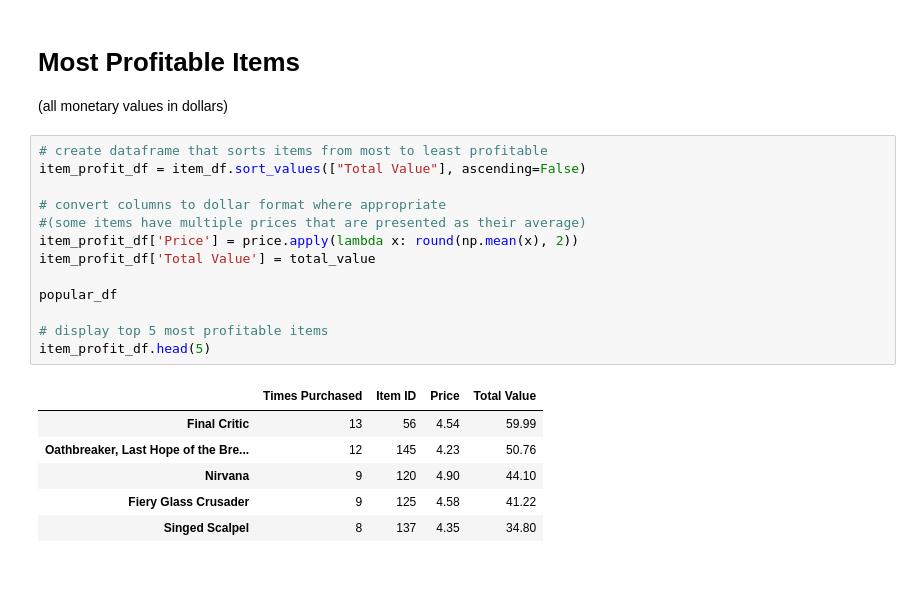
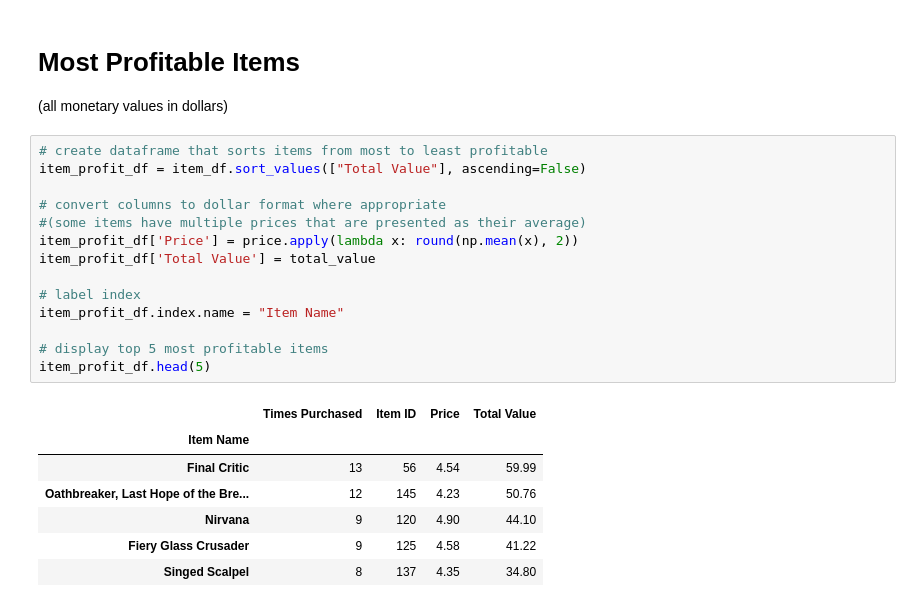
Before and after one commit to IIVIIIII/Heroes_of_Pymoli, a Jupyter notebook: HeroesOfPymoli/HeroesOfPymoli.ipynb, the cells around one changed output. Saved outputs shown, nothing was run; the diff lists cells and outputs as text; blank space fills up the shorter version.

```diff
--- a/HeroesOfPymoli/HeroesOfPymoli.ipynb
+++ b/HeroesOfPymoli/HeroesOfPymoli.ipynb
@@ -318,18 +318,20 @@ popular_df.head(5)
 # %%
 # create dataframe that sorts items from most to least profitable
 item_profit_df = item_df.sort_values(["Total Value"], ascending=False)
 
 # convert columns to dollar format where appropriate
 #(some items have multiple prices that are presented as their average)
 item_profit_df['Price'] = price.apply(lambda x: round(np.mean(x), 2))
 item_profit_df['Total Value'] = total_value
 
-popular_df
+# label index
+item_profit_df.index.name = "Item Name"
 
 # display top 5 most profitable items
 item_profit_df.head(5)
 # %% [output]
 |  | Times Purchased | Item ID | Price | Total Value |
+| Item Name |  |  |  |  |
 | Final Critic | 13 | 56 | 4.54 | 59.99 |
 | Oathbreaker, Last Hope of the Bre... | 12 | 145 | 4.23 | 50.76 |
 | Nirvana | 9 | 120 | 4.90 | 44.10 |
```
